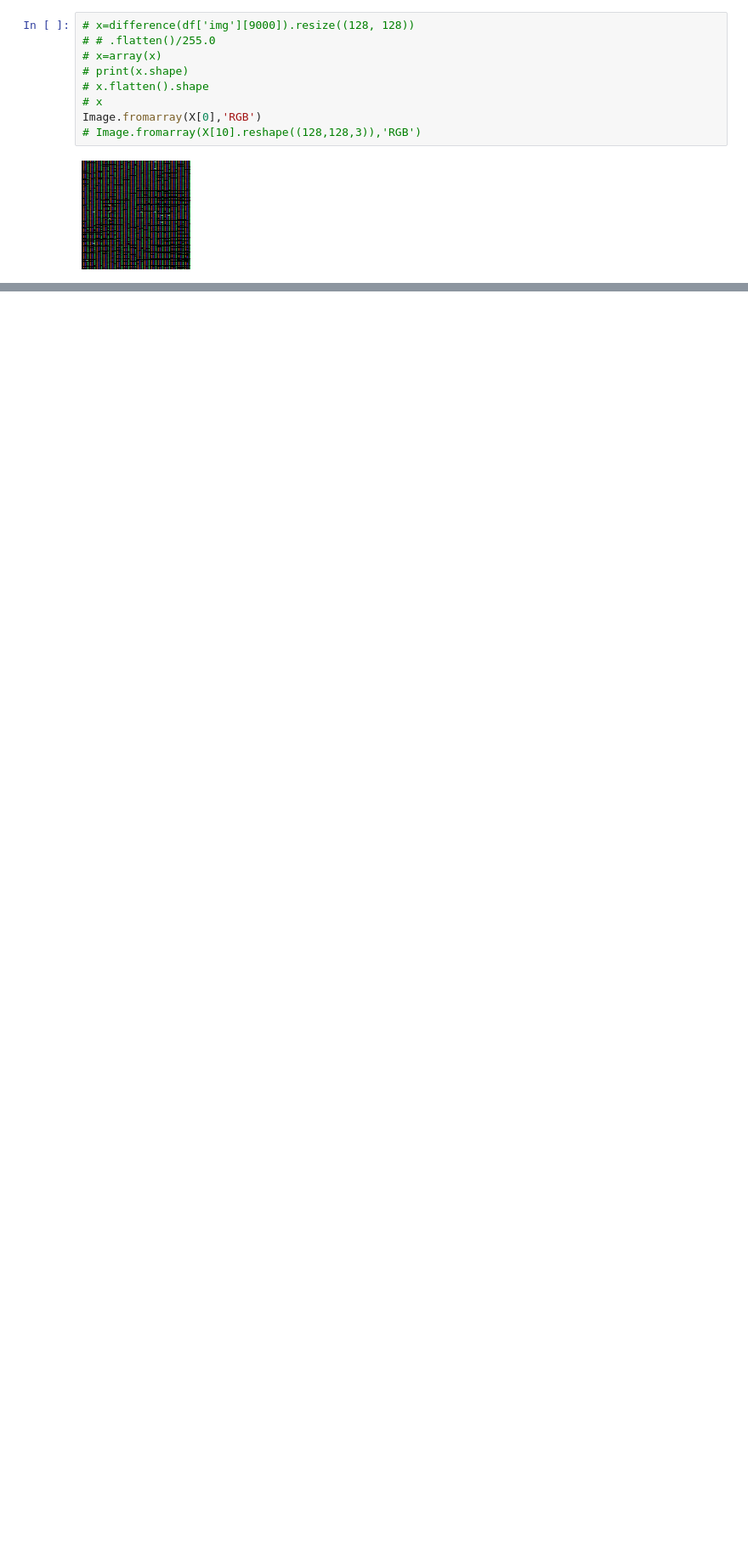
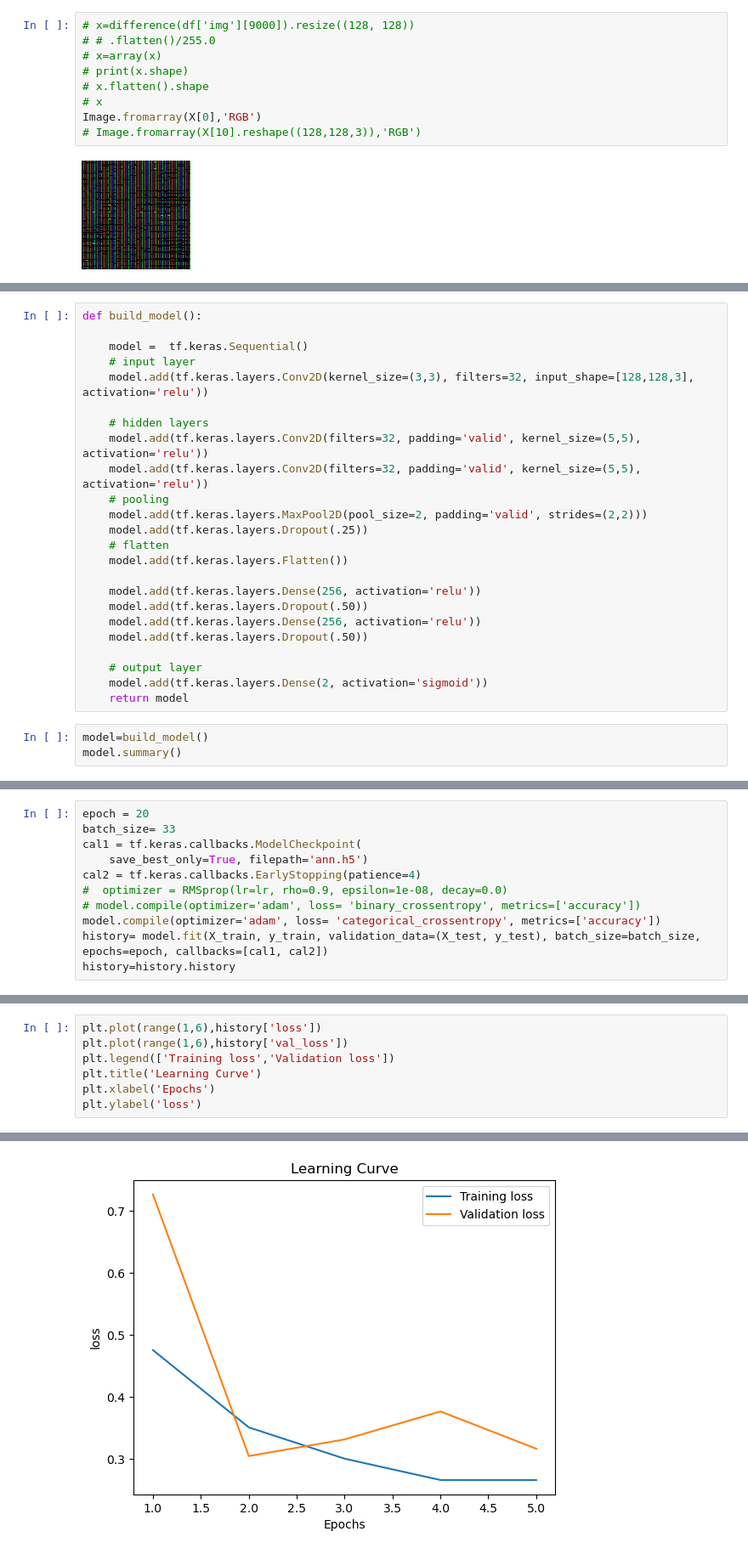
Before and after one commit to basavbamrah/image-forgery-detection, a Jupyter notebook: recompression.ipynb, the cells around one changed output, grey strips where cells are left out. Shown at 85% size. Drawn from its saved outputs; the diff is of its cells as text; blank space fills up the shorter version.

Commit message:
model trained

```diff
--- a/recompression.ipynb
+++ b/recompression.ipynb
@@ -176,0 +196,27 @@ Image.fromarray(X[0],'RGB')
+# %%
+def build_model():
+
+    model =  tf.keras.Sequential()
+    # input layer
+    model.add(tf.keras.layers.Conv2D(kernel_size=(3,3), filters=32, input_shape=[128,128,3], activation='relu'))
+
+    # hidden layers
+    model.add(tf.keras.layers.Conv2D(filters=32, padding='valid', kernel_size=(5,5), activation='relu'))
+    model.add(tf.keras.layers.Conv2D(filters=32, padding='valid', kernel_size=(5,5), activation='relu'))
+    # pooling
+    model.add(tf.keras.layers.MaxPool2D(pool_size=2, padding='valid', strides=(2,2)))
+    model.add(tf.keras.layers.Dropout(.25))
+    # flatten
+    model.add(tf.keras.layers.Flatten())
+
+    model.add(tf.keras.layers.Dense(256, activation='relu'))
+    model.add(tf.keras.layers.Dropout(.50))
+    model.add(tf.keras.layers.Dense(256, activation='relu'))
+    model.add(tf.keras.layers.Dropout(.50))
+
+    # output layer
+    model.add(tf.keras.layers.Dense(2, activation='sigmoid'))
+    return model
+# %%
+model=build_model()
+model.summary()
@@ -176,0 +241,11 @@ Image.fromarray(X[0],'RGB')
+# %%
+epoch = 20
+batch_size= 33
+cal1 = tf.keras.callbacks.ModelCheckpoint(
+    save_best_only=True, filepath='ann.h5')
+cal2 = tf.keras.callbacks.EarlyStopping(patience=4)
+#  optimizer = RMSprop(lr=lr, rho=0.9, epsilon=1e-08, decay=0.0)
+# model.compile(optimizer='adam', loss= 'binary_crossentropy', metrics=['accuracy'])
+model.compile(optimizer='adam', loss= 'categorical_crossentropy', metrics=['accuracy'])
+history= model.fit(X_train, y_train, validation_data=(X_test, y_test), batch_size=batch_size, epochs=epoch, callbacks=[cal1, cal2])
+history=history.history
@@ -176,0 +284,8 @@ Image.fromarray(X[0],'RGB')
+# %%
+plt.plot(range(1,6),history['loss'])
+plt.plot(range(1,6),history['val_loss'])
+plt.legend(['Training loss','Validation loss'])
+plt.title('Learning Curve')
+plt.xlabel('Epochs')
+plt.ylabel('loss')
+# %% [output]
@@ -176,0 +293 @@ Image.fromarray(X[0],'RGB')
+[figure, added]
```
Also changed, not shown: parts of 25 cells of this notebook.
